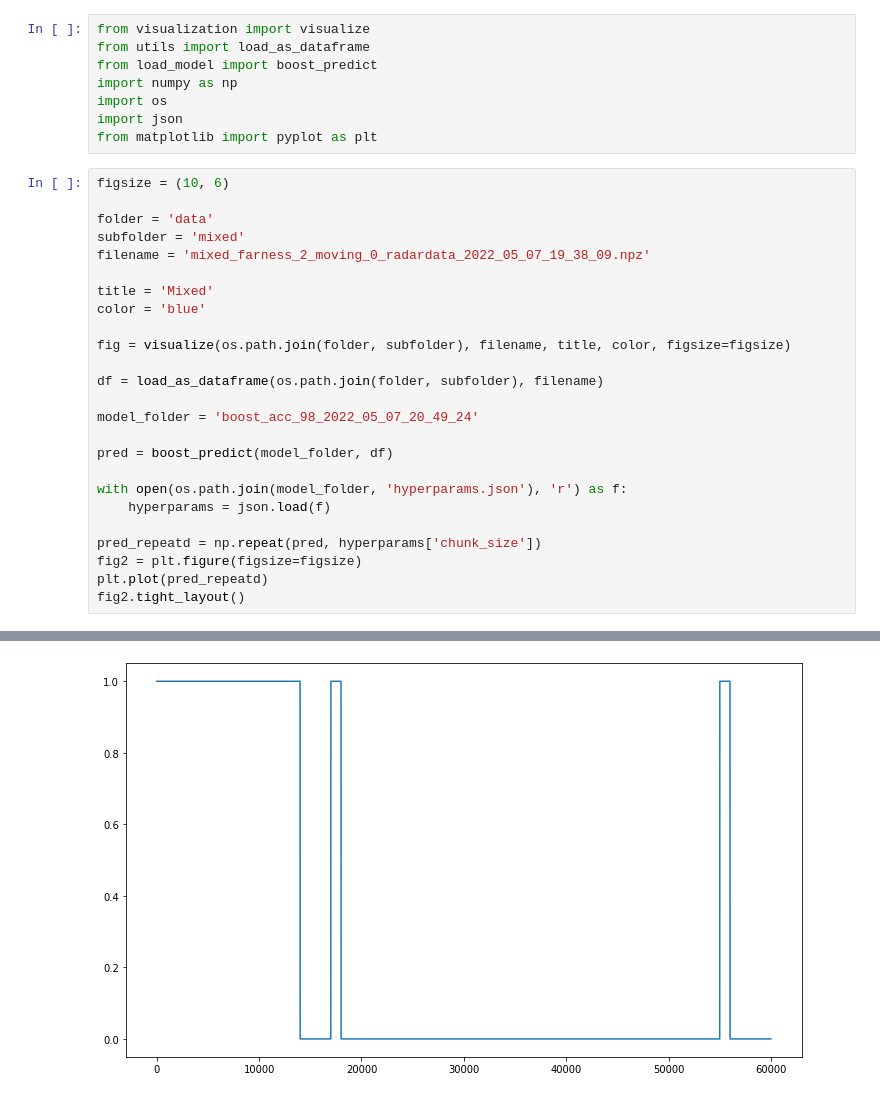
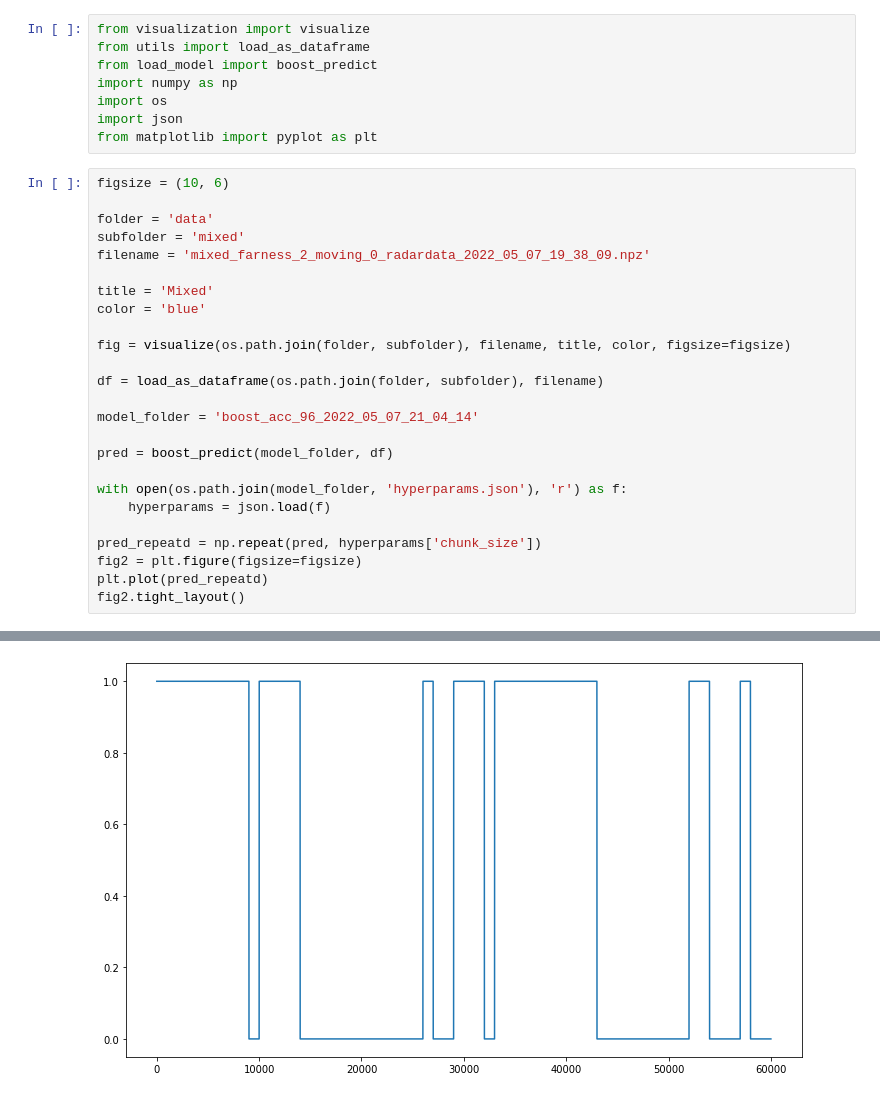
Before and after one commit to viktor-ktorvi/EESTech-Challenge-Aachen-2022, a Jupyter notebook: examples/visualize-mixed.ipynb, the cells around one changed output, grey strips where cells are left out. Saved outputs shown, nothing was run; the diff lists cells and outputs as text.

```diff
--- a/examples/visualize-mixed.ipynb
+++ b/examples/visualize-mixed.ipynb
@@ -9,28 +9,28 @@ from matplotlib import pyplot as plt
 # %%
 figsize = (10, 6)
 
 folder = 'data'
 subfolder = 'mixed'
 filename = 'mixed_farness_2_moving_0_radardata_2022_05_07_19_38_09.npz'
 
 title = 'Mixed'
 color = 'blue'
 
 fig = visualize(os.path.join(folder, subfolder), filename, title, color, figsize=figsize)
 
 df = load_as_dataframe(os.path.join(folder, subfolder), filename)
 
-model_folder = 'boost_acc_98_2022_05_07_20_49_24'
+model_folder = 'boost_acc_96_2022_05_07_21_04_14'
 
 pred = boost_predict(model_folder, df)
 
 with open(os.path.join(model_folder, 'hyperparams.json'), 'r') as f:
     hyperparams = json.load(f)
 
 pred_repeatd = np.repeat(pred, hyperparams['chunk_size'])
 fig2 = plt.figure(figsize=figsize)
 plt.plot(pred_repeatd)
 fig2.tight_layout()
 # %% [output]
 [figure]
-[figure, old version]
+[figure, new version]
```
Also changed, not shown: 2 other files.
